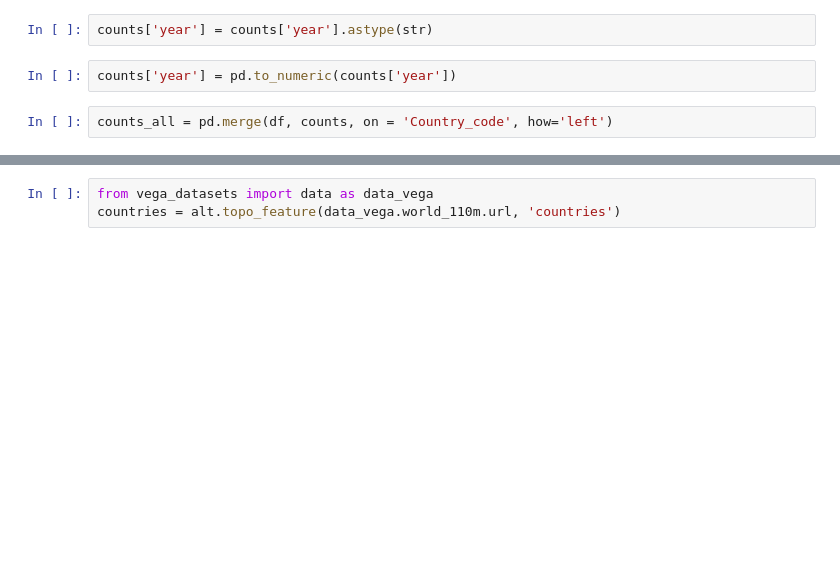
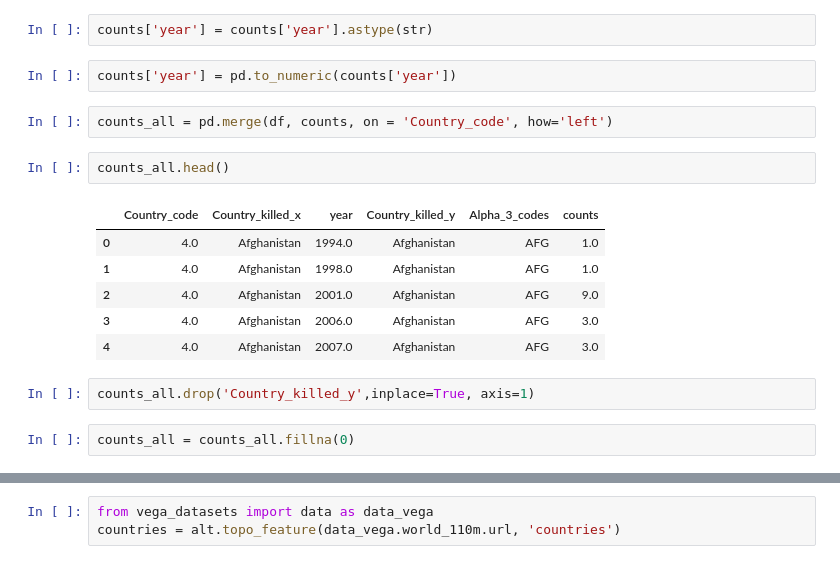
Before and after one commit to seashiva94/data_viz_project, a Jupyter notebook: mapColor.ipynb, the cells around one changed output, grey strips where cells are left out. Drawn from its saved outputs; the diff is of its cells as text; blank space fills up the shorter version.

```diff
--- a/mapColor.ipynb
+++ b/mapColor.ipynb
@@ -62,3 +54,16 @@ counts['year'] = counts['year'].astype(str)
 counts['year'] = pd.to_numeric(counts['year'])
 # %%
 counts_all = pd.merge(df, counts, on = 'Country_code', how='left')
+# %%
+counts_all.head()
+# %% [output]
+|  | Country_code | Country_killed_x | year | Country_killed_y | Alpha_3_codes | counts |
+| 0 | 4.0 | Afghanistan | 1994.0 | Afghanistan | AFG | 1.0 |
+| 1 | 4.0 | Afghanistan | 1998.0 | Afghanistan | AFG | 1.0 |
+| 2 | 4.0 | Afghanistan | 2001.0 | Afghanistan | AFG | 9.0 |
+| 3 | 4.0 | Afghanistan | 2006.0 | Afghanistan | AFG | 3.0 |
+| 4 | 4.0 | Afghanistan | 2007.0 | Afghanistan | AFG | 3.0 |
+# %%
+counts_all.drop('Country_killed_y',inplace=True, axis=1)
+# %%
+counts_all = counts_all.fillna(0)
```
Also changed, not shown: parts of 6 cells of this notebook.
